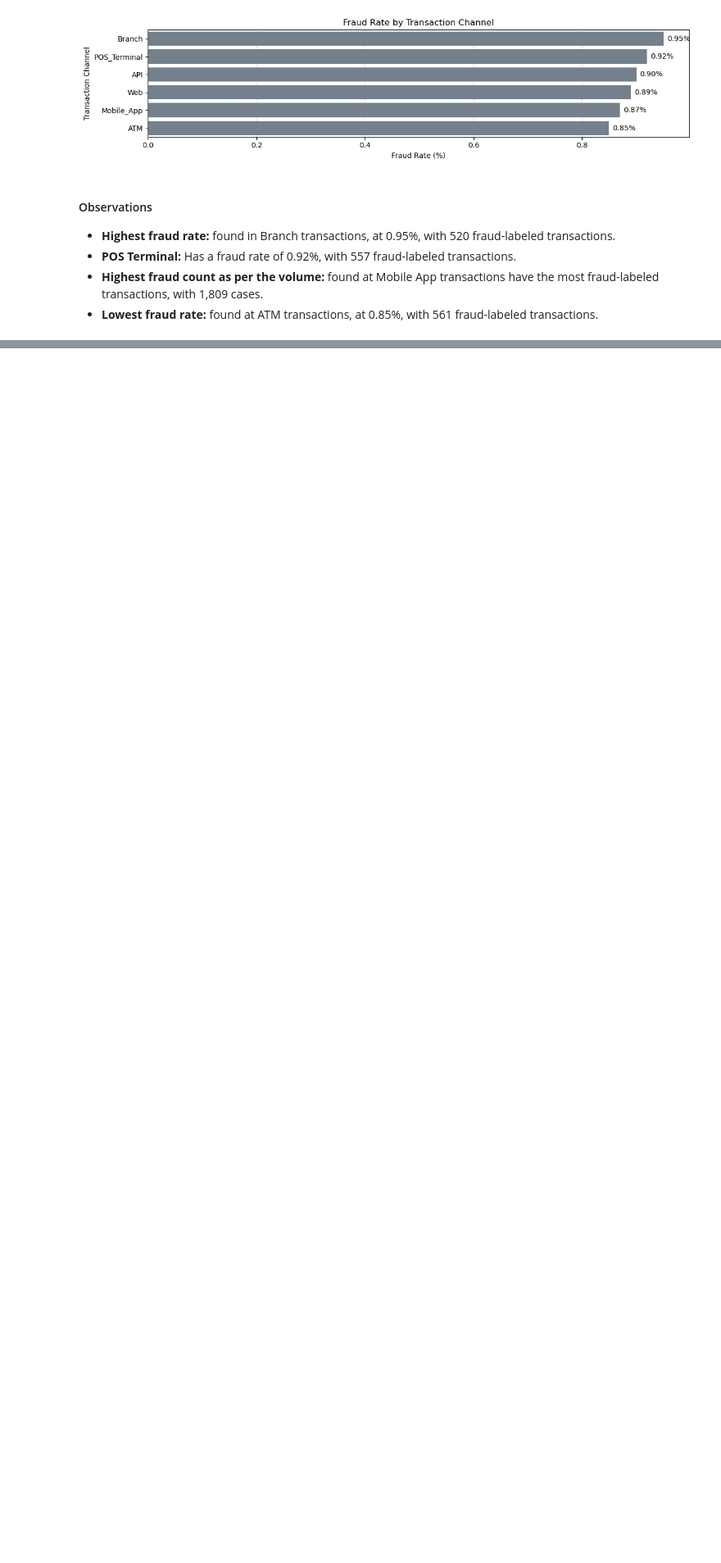
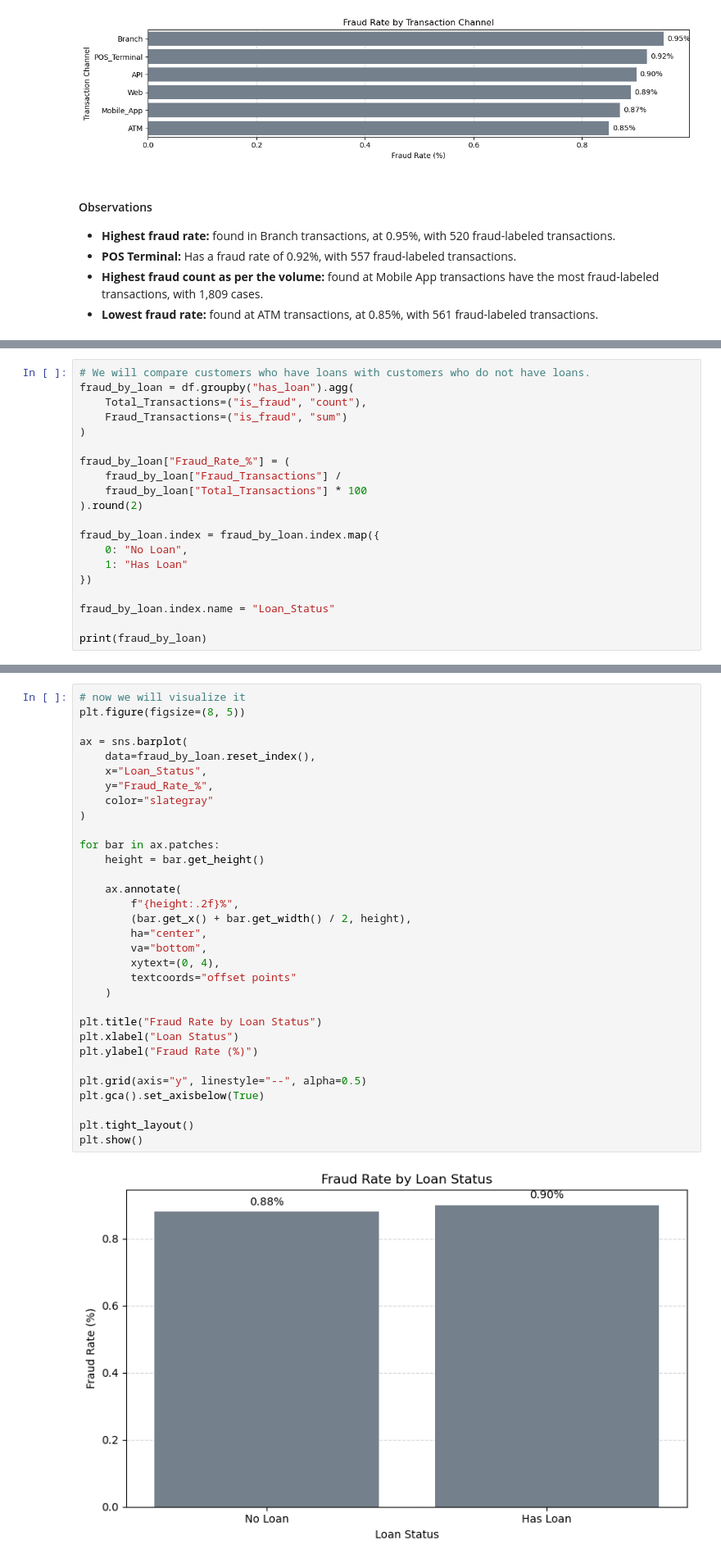
Before and after one commit to MrinmoyTalukdar27/FraudLens-Indian-Banking-Analytics, a Jupyter notebook: EDA.ipynb, the cells around one changed output, grey strips where cells are left out. Shown at 82% size. Saved outputs shown, nothing was run; the diff lists cells and outputs as text; blank space fills up the shorter version.

```diff
--- a/EDA.ipynb
+++ b/EDA.ipynb
@@ -579,0 +784,20 @@ plt.show()
+# %%
+# We will compare customers who have loans with customers who do not have loans.
+fraud_by_loan = df.groupby("has_loan").agg(
+    Total_Transactions=("is_fraud", "count"),
+    Fraud_Transactions=("is_fraud", "sum")
+)
+
+fraud_by_loan["Fraud_Rate_%"] = (
+    fraud_by_loan["Fraud_Transactions"] /
+    fraud_by_loan["Total_Transactions"] * 100
+).round(2)
+
+fraud_by_loan.index = fraud_by_loan.index.map({
+    0: "No Loan",
+    1: "Has Loan"
+})
+
+fraud_by_loan.index.name = "Loan_Status"
+
+print(fraud_by_loan)
@@ -579,0 +809,34 @@ plt.show()
+# %%
+# now we will visualize it
+plt.figure(figsize=(8, 5))
+
+ax = sns.barplot(
+    data=fraud_by_loan.reset_index(),
+    x="Loan_Status",
+    y="Fraud_Rate_%",
+    color="slategray"
+)
+
+for bar in ax.patches:
+    height = bar.get_height()
+
+    ax.annotate(
+        f"{height:.2f}%",
+        (bar.get_x() + bar.get_width() / 2, height),
+        ha="center",
+        va="bottom",
+        xytext=(0, 4),
+        textcoords="offset points"
+    )
+
+plt.title("Fraud Rate by Loan Status")
+plt.xlabel("Loan Status")
+plt.ylabel("Fraud Rate (%)")
+
+plt.grid(axis="y", linestyle="--", alpha=0.5)
+plt.gca().set_axisbelow(True)
+
+plt.tight_layout()
+plt.show()
+# %% [output]
+[figure, added]
```
Also changed, not shown: parts of 32 cells of this notebook.
